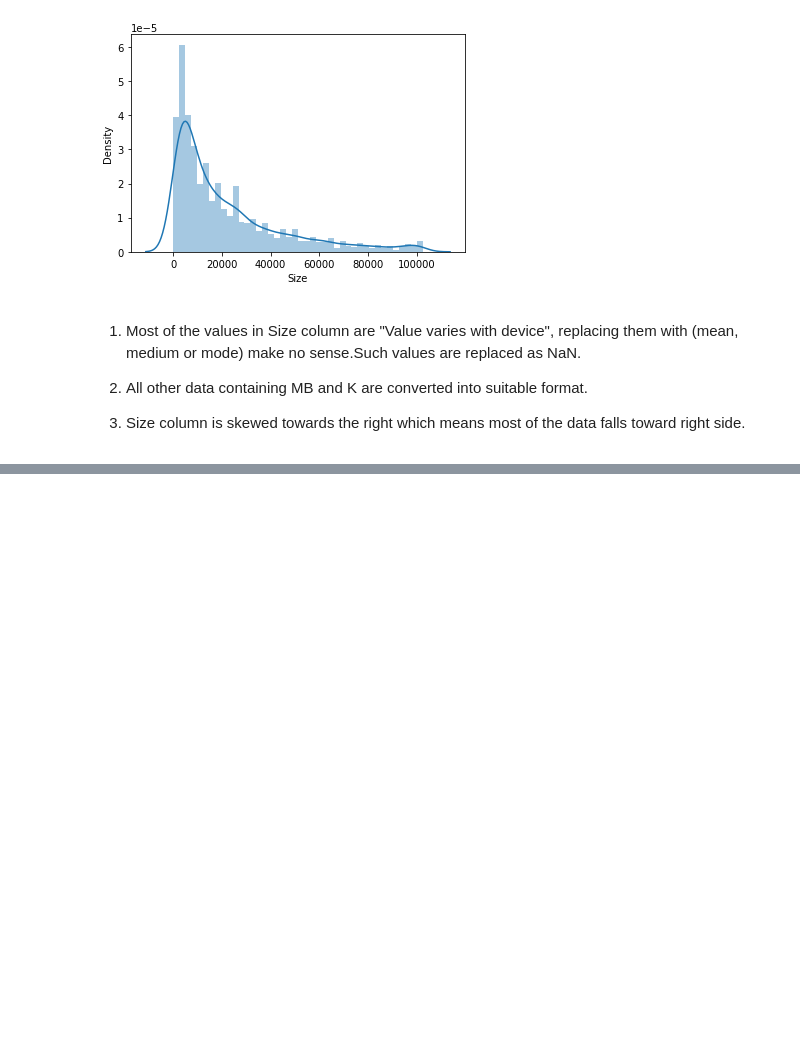
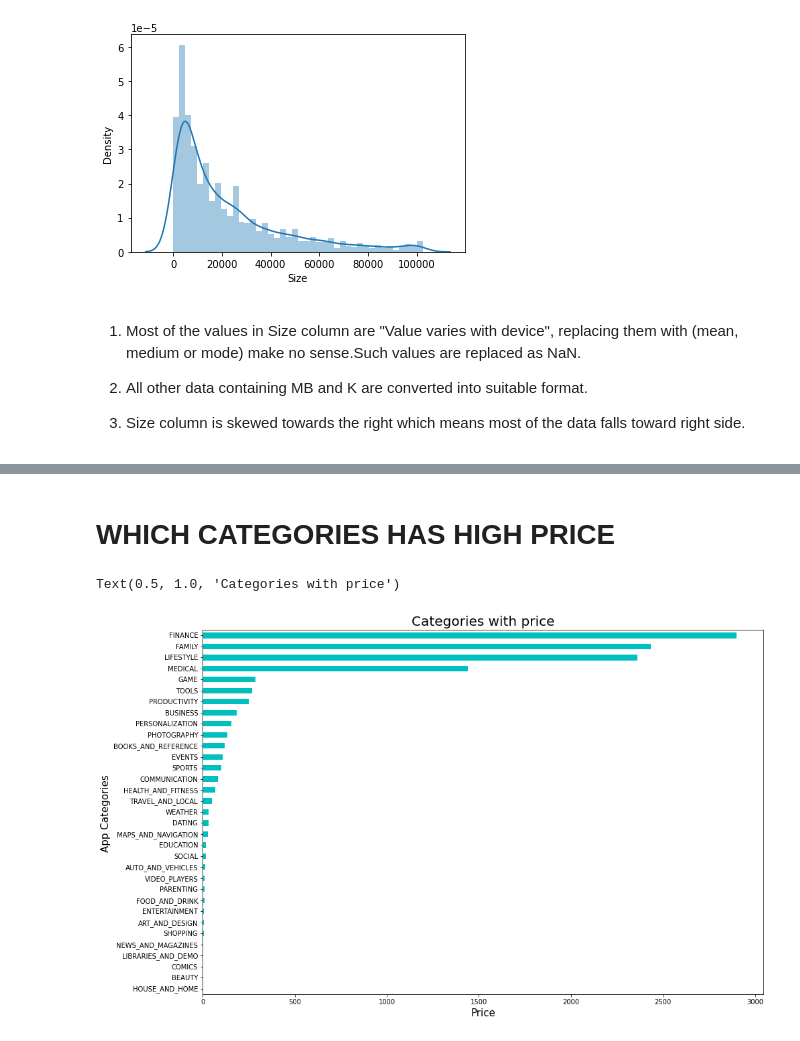
Before and after one commit to Richesh111/PlayStore, a Jupyter notebook: FinalCapstoneProject.ipynb, the cells around one changed output, grey strips where cells are left out. Saved outputs shown, nothing was run; the diff lists cells and outputs as text; code cells hidden in the pictures; blank space fills up the shorter version.

```diff
--- a/FinalCapstoneProject.ipynb
+++ b/FinalCapstoneProject.ipynb
@@ -382,0 +428,12 @@ sns.distplot(df[df['Size'] != 'NaN']['Size'])
+# %% [markdown]
+# **WHICH CATEGORIES HAS HIGH PRICE**
+# %%
+a = df.groupby(['Category'])['Price'].sum().sort_values()
+a.plot.barh(figsize=(15,10), color = 'c', )
+plt.ylabel('App Categories ', fontsize = 15)
+plt.xlabel('Price', fontsize = 15)
+plt.xticks()
+plt.title('Categories with price', fontsize = 20)
+# %% [output]
+Text(0.5, 1.0, 'Categories with price')
+[figure, added]
```
Also changed, not shown: parts of 16 cells of this notebook.
